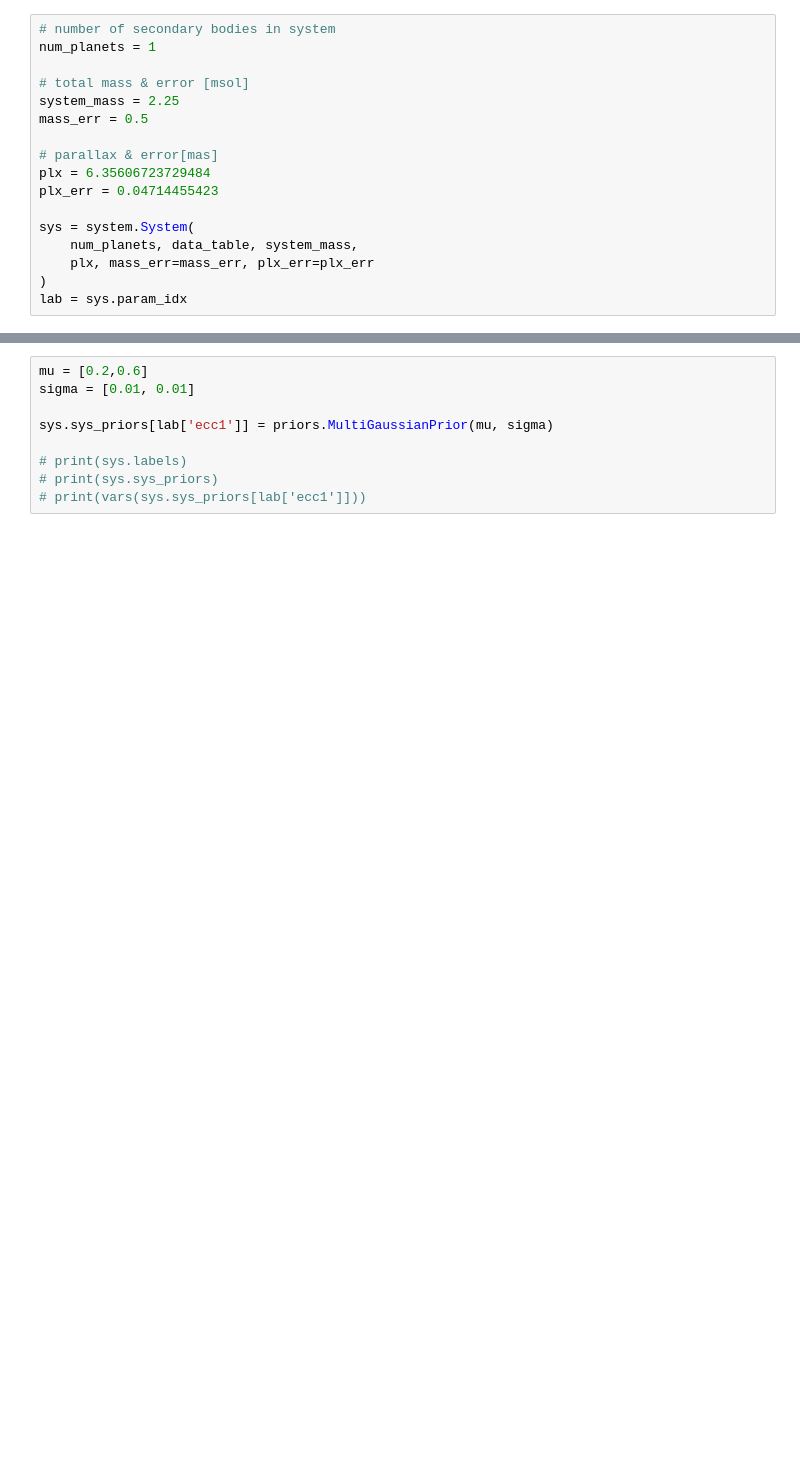
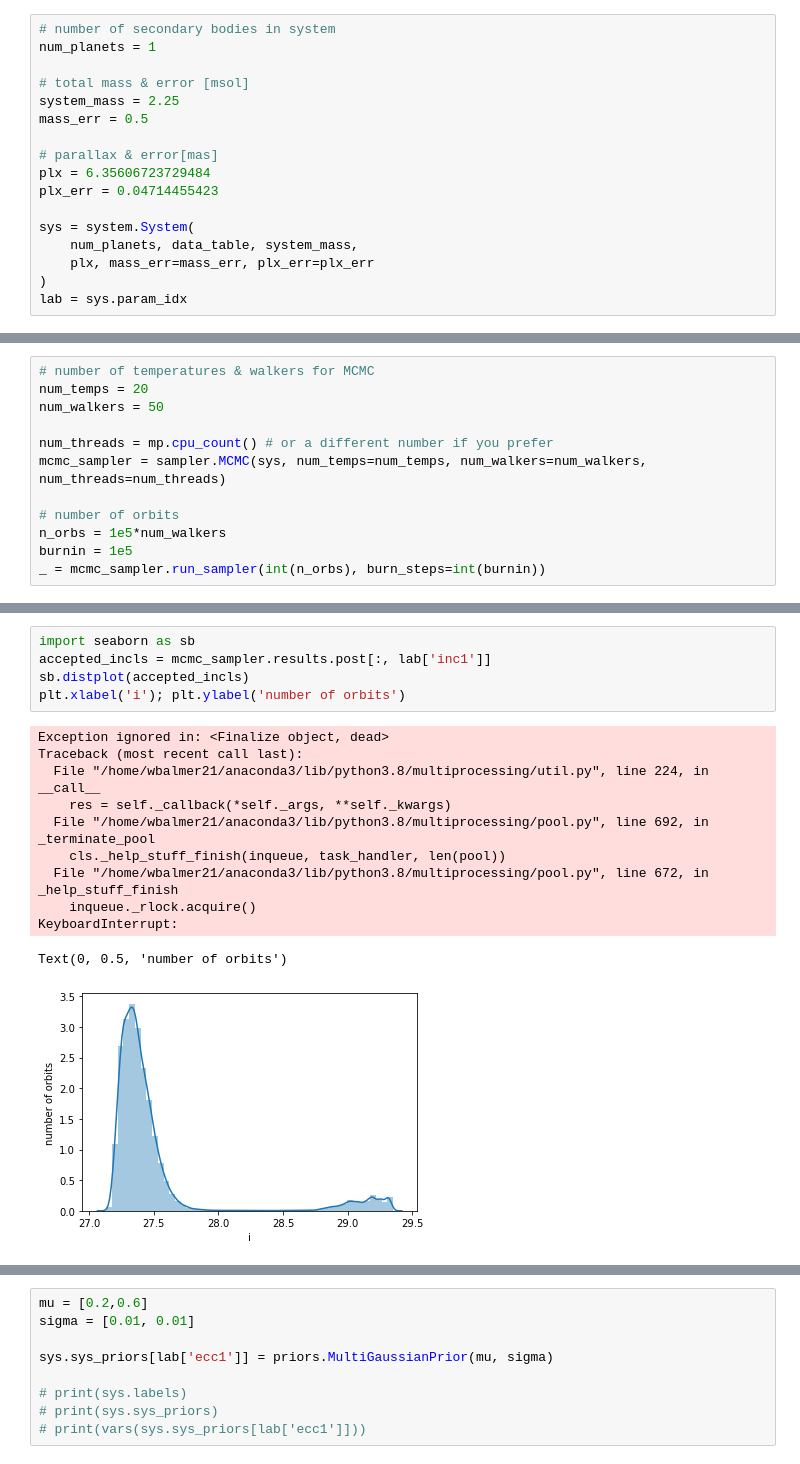
Before and after one commit to wbalmer/diskShapers, a Jupyter notebook: bayesianAstrometry/mutualInc.ipynb, the cells around one changed output, grey strips where cells are left out. Cells and saved outputs as stored; diff of their text form; blank space fills up the shorter version.

Commit message:
AWS orbitize runs for mutual incl

```diff
--- a/bayesianAstrometry/mutualInc.ipynb
+++ b/bayesianAstrometry/mutualInc.ipynb
@@ -27,0 +53,12 @@ lab = sys.param_idx
+# %%
+# number of temperatures & walkers for MCMC
+num_temps = 20
+num_walkers = 50
+
+num_threads = mp.cpu_count() # or a different number if you prefer
+mcmc_sampler = sampler.MCMC(sys, num_temps=num_temps, num_walkers=num_walkers, num_threads=num_threads)
+
+# number of orbits
+n_orbs = 1e5*num_walkers
+burnin = 1e5
+_ = mcmc_sampler.run_sampler(int(n_orbs), burn_steps=int(burnin))
@@ -27,0 +88,17 @@ lab = sys.param_idx
+# %%
+import seaborn as sb
+accepted_incls = mcmc_sampler.results.post[:, lab['inc1']]
+sb.distplot(accepted_incls)
+plt.xlabel('i'); plt.ylabel('number of orbits')
+# %% [output]
+Exception ignored in: <Finalize object, dead>
+Traceback (most recent call last):
+  File "/home/wbalmer21/anaconda3/lib/python3.8/multiprocessing/util.py", line 224, in __call__
+    res = self._callback(*self._args, **self._kwargs)
+  File "/home/wbalmer21/anaconda3/lib/python3.8/multiprocessing/pool.py", line 692, in _terminate_pool
+    cls._help_stuff_finish(inqueue, task_handler, len(pool))
+  File "/home/wbalmer21/anaconda3/lib/python3.8/multiprocessing/pool.py", line 672, in _help_stuff_finish
+    inqueue._rlock.acquire()
+KeyboardInterrupt:
+Text(0, 0.5, 'number of orbits')
+[figure, added]
```
Also changed, not shown: parts of 8 cells of this notebook.
